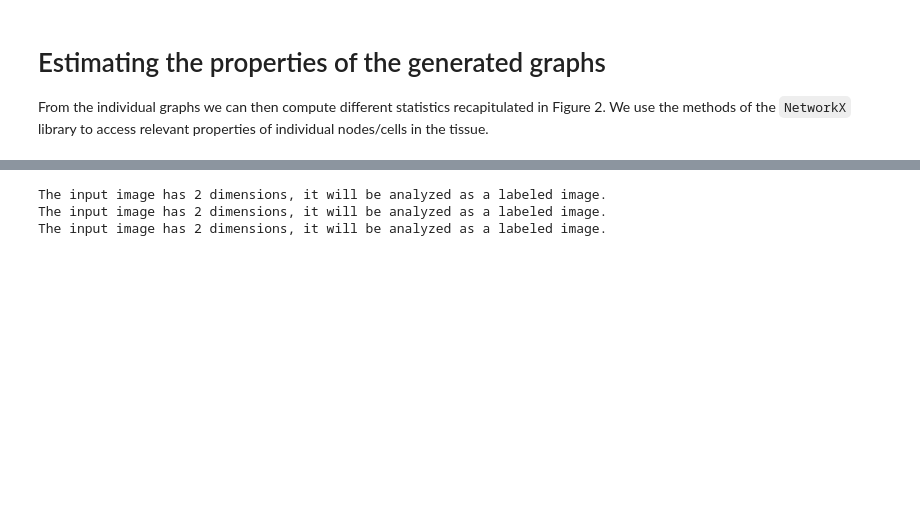
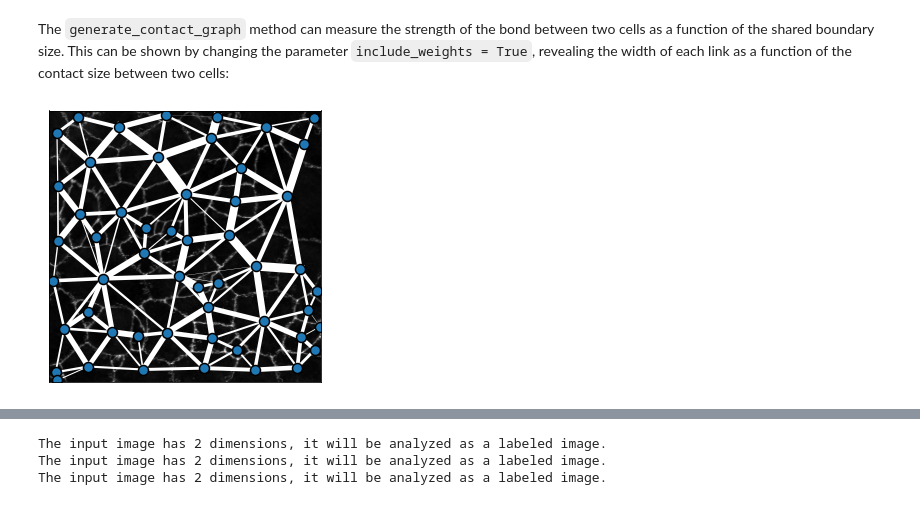
Before and after one commit to BaroudLab/Griottes, a Jupyter notebook: example_notebooks/Figure_2.ipynb, the cells around one changed output, grey strips where cells are left out. Saved outputs shown, nothing was run; the diff lists cells and outputs as text; code cells hidden in the pictures; blank space fills up the shorter version.

```diff
--- a/example_notebooks/Figure_2.ipynb
+++ b/example_notebooks/Figure_2.ipynb
@@ -74,13 +74,14 @@ Adding the `background_image` variable allows to plot the network on to the tiss
+# %% [markdown]
+The `generate_contact_graph` method can measure the strength of the bond between two cells as a function of the shared boundary size. This can be shown by changing the parameter `include_weights = True`, revealing the width of each link as a function of the contact size between two cells:
 # %%
 plot_2D(G_contact,
-                background_image = image[:, :,1],
-                figsize = (5,5),
-                alpha_line = .5,
-                scatterpoint_size = 10,
-                legend = True,
-                edge_color = 'w',
-                line_factor = 0.15)
+        background_image = sub_image[:, :,1],
+        include_weights = True,
+        figsize = (5,5),
+        alpha_line = 1,
+        scatterpoint_size = 10,
+        legend = True,
+        edge_color = 'w',
+        line_factor = 0.15)
+# %% [output]
+[figure, added]
-# %% [markdown]
-# Estimating the properties of the generated graphs
-
-From the individual graphs we can then compute different statistics recapitulated in Figure 2. We use the methods of the `NetworkX` library to access relevant properties of individual nodes/cells in the tissue.
```
Also changed, not shown: parts of 22 cells of this notebook, 2 other files.
